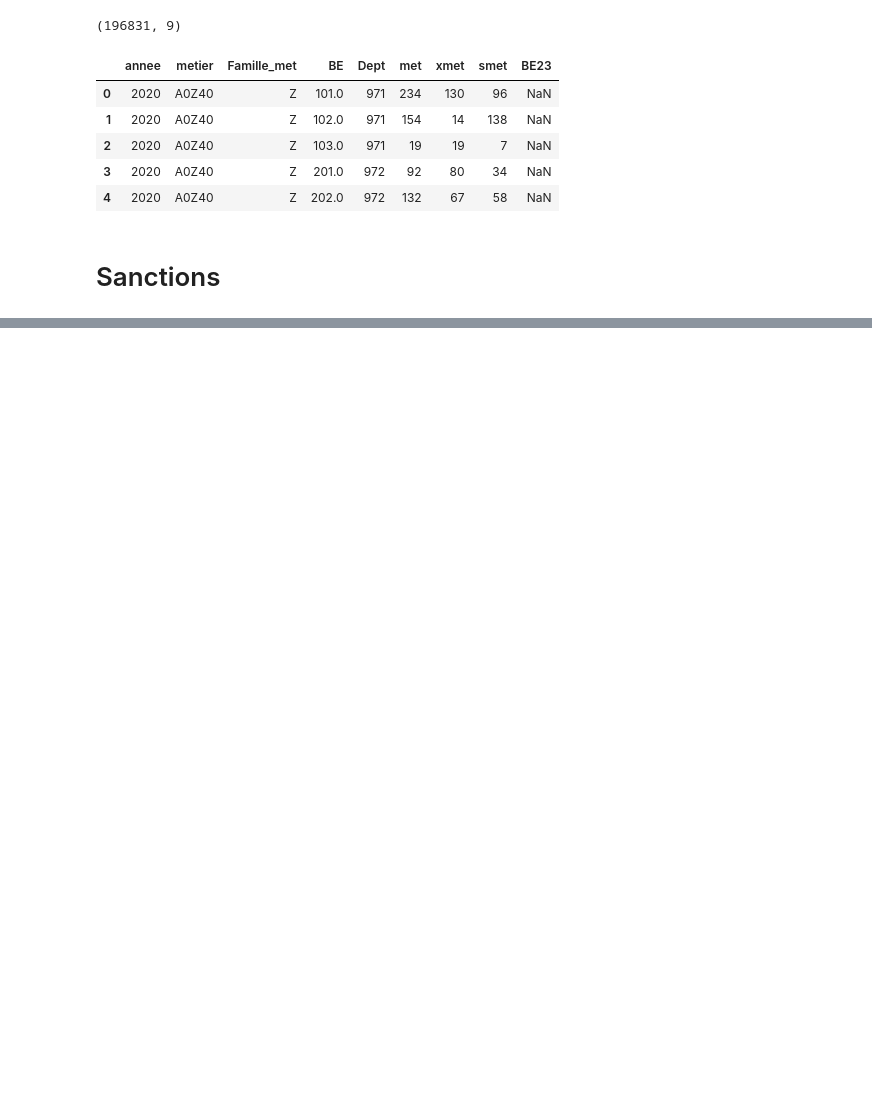
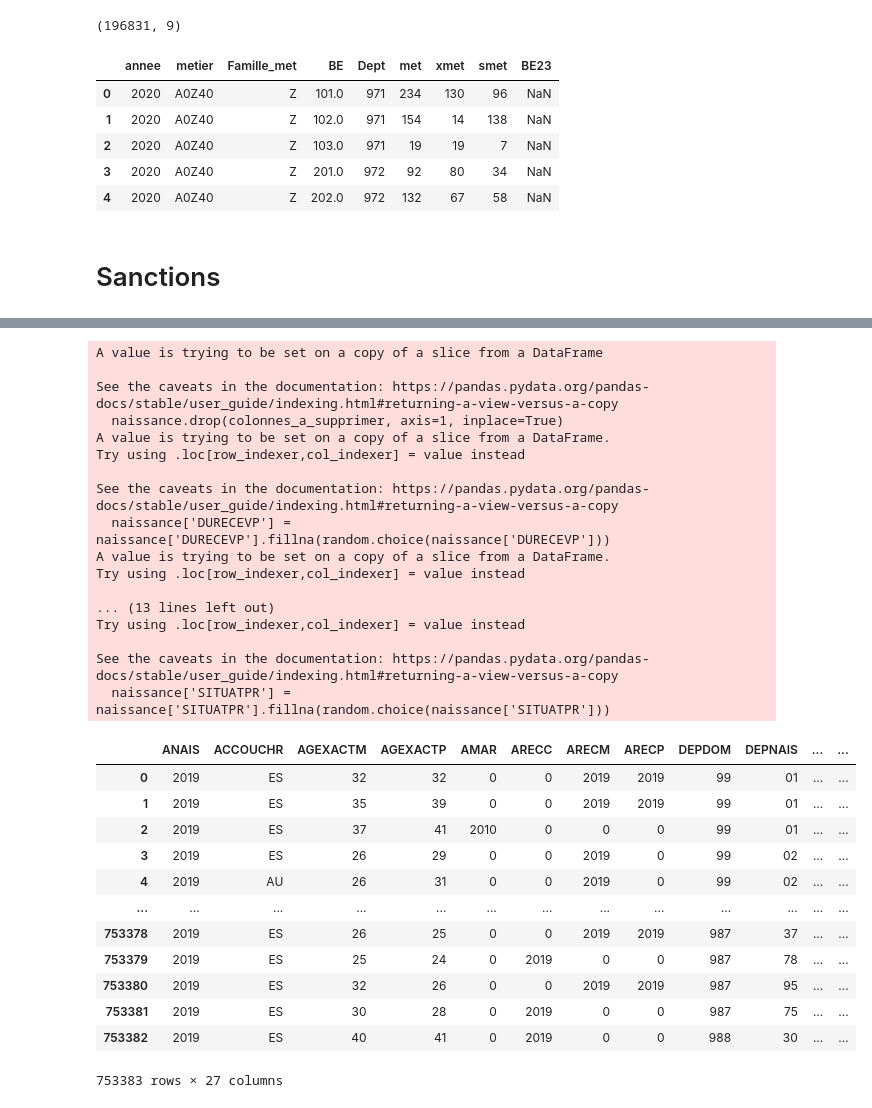
Before and after one commit to 3shadesblacker/MSPR02-Big-Data, a Jupyter notebook: traitement elections.ipynb, the cells around one changed output, grey strips where cells are left out. Saved outputs shown, nothing was run; the diff lists cells and outputs as text; code cells hidden in the pictures; blank space fills up the shorter version.

```diff
--- a/traitement elections.ipynb
+++ b/traitement elections.ipynb
@@ -452,0 +488,50 @@ df_sanction['motif'] = df_sanction['motif'].fillna(random.choice(df_sanction['mo
+# %%
+naissance = naissance[['ANAIS', 'ACCOUCHR', 'AGEXACTM', 'AGEXACTP',
+       'AMAR', 'ARECC', 'ARECM', 'ARECP', 'DEPDOM', 'DEPNAIS', 'DURECEVP',
+       'INDLNM', 'INDLNP', 'INDNATM', 'INDNATP', 'JRECC', 'JRECM', 'JRECP',
+       'MNAIS', 'MRECC', 'MRECM', 'MRECP', 'NBENF', 'ORIGINOM', 'SEXE',
+       'SITUATMR', 'SITUATPR']]
+naissance
+# %%
+pourcentage_nulles = naissance.isnull().mean()
+colonnes_a_supprimer = pourcentage_nulles[pourcentage_nulles > 0.4].index
+naissance.drop(colonnes_a_supprimer, axis=1, inplace=True)
+naissance
+# %%
+naissance['DURECEVP'] = naissance['DURECEVP'].fillna(random.choice(naissance['DURECEVP']))
+naissance['ACCOUCHR'] = naissance['ACCOUCHR'].fillna(random.choice(naissance['ACCOUCHR']))
+naissance['ORIGINOM'] = naissance['ORIGINOM'].fillna(random.choice(naissance['ORIGINOM']))
+naissance['SITUATMR'] = naissance['SITUATMR'].fillna(random.choice(naissance['SITUATMR']))
+naissance['SITUATPR'] = naissance['SITUATPR'].fillna(random.choice(naissance['SITUATPR']))
+naissance
+# %% [output]
+A value is trying to be set on a copy of a slice from a DataFrame
+
+See the caveats in the documentation: https://pandas.pydata.org/pandas-docs/stable/user_guide/indexing.html#returning-a-view-versus-a-copy
+  naissance.drop(colonnes_a_supprimer, axis=1, inplace=True)
+A value is trying to be set on a copy of a slice from a DataFrame.
+Try using .loc[row_indexer,col_indexer] = value instead
+
+See the caveats in the documentation: https://pandas.pydata.org/pandas-docs/stable/user_guide/indexing.html#returning-a-view-versus-a-copy
+  naissance['DURECEVP'] = naissance['DURECEVP'].fillna(random.choice(naissance['DURECEVP']))
+A value is trying to be set on a copy of a slice from a DataFrame.
+Try using .loc[row_indexer,col_indexer] = value instead
+
+... (13 lines left out)
+Try using .loc[row_indexer,col_indexer] = value instead
+
+See the caveats in the documentation: https://pandas.pydata.org/pandas-docs/stable/user_guide/indexing.html#returning-a-view-versus-a-copy
+  naissance['SITUATPR'] = naissance['SITUATPR'].fillna(random.choice(naissance['SITUATPR']))
+|  | ANAIS | ACCOUCHR | AGEXACTM | AGEXACTP | AMAR | ARECC | ARECM | ARECP | DEPDOM | DEPNAIS | ... | ... |
+| 0 | 2019 | ES | 32 | 32 | 0 | 0 | 2019 | 2019 | 99 | 01 | ... | ... |
+| 1 | 2019 | ES | 35 | 39 | 0 | 0 | 2019 | 2019 | 99 | 01 | ... | ... |
+| 2 | 2019 | ES | 37 | 41 | 2010 | 0 | 0 | 0 | 99 | 01 | ... | ... |
+| 3 | 2019 | ES | 26 | 29 | 0 | 0 | 2019 | 0 | 99 | 02 | ... | ... |
+| 4 | 2019 | AU | 26 | 31 | 0 | 0 | 2019 | 0 | 99 | 02 | ... | ... |
+| ... | ... | ... | ... | ... | ... | ... | ... | ... | ... | ... | ... | ... |
+| 753378 | 2019 | ES | 26 | 25 | 0 | 0 | 2019 | 2019 | 987 | 37 | ... | ... |
+| 753379 | 2019 | ES | 25 | 24 | 0 | 2019 | 0 | 0 | 987 | 78 | ... | ... |
+| 753380 | 2019 | ES | 32 | 26 | 0 | 0 | 2019 | 2019 | 987 | 95 | ... | ... |
+| 753381 | 2019 | ES | 30 | 28 | 0 | 2019 | 0 | 0 | 987 | 75 | ... | ... |
+| 753382 | 2019 | ES | 40 | 41 | 0 | 2019 | 0 | 0 | 988 | 30 | ... | ... |
+753383 rows × 27 columns
```
Also changed, not shown: parts of 4 cells of this notebook.
